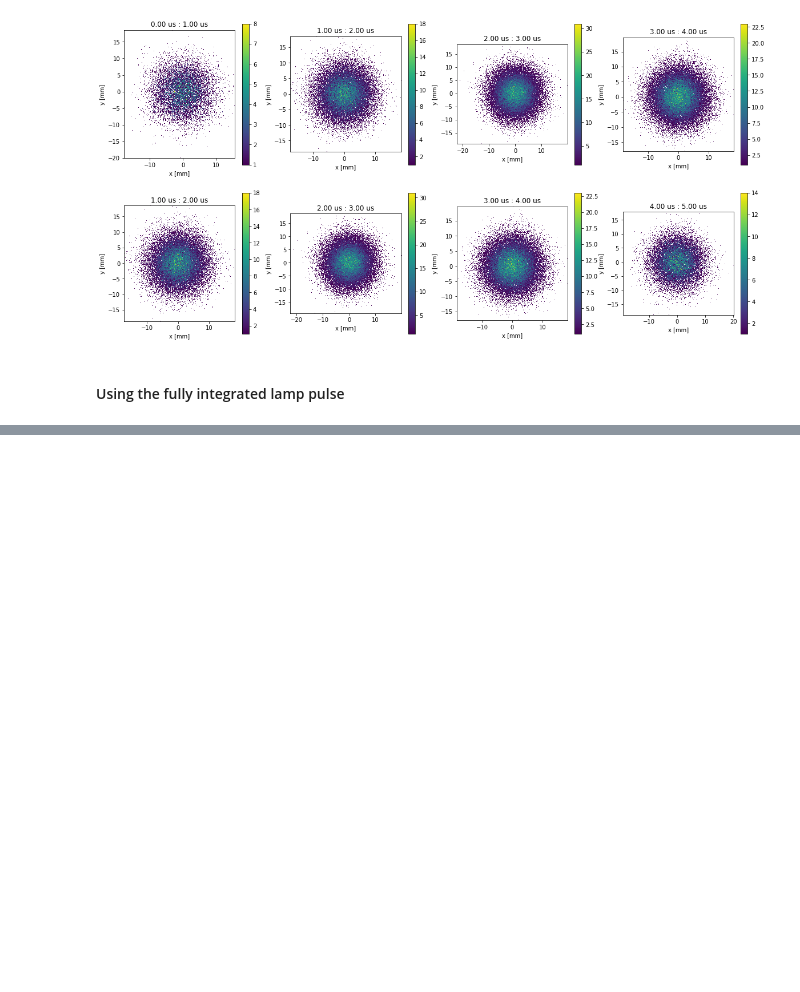
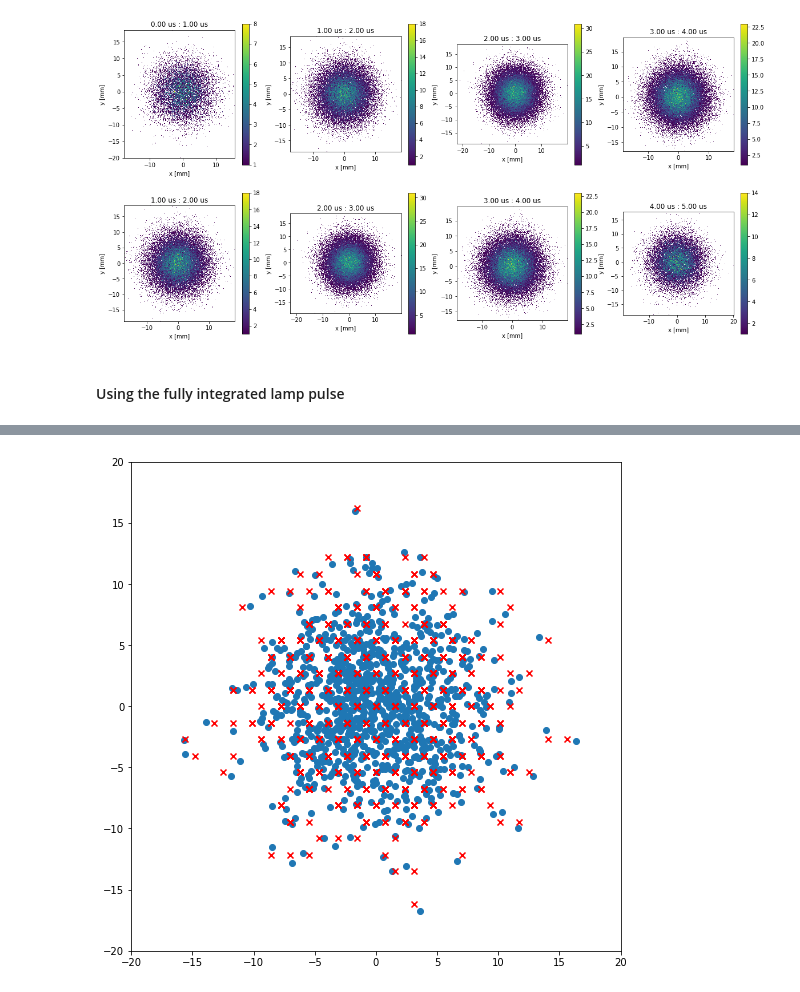
Before and after one commit to sanaouahada/XenoDiffusionScope, a Jupyter notebook: Main.ipynb, the cells around one changed output, grey strips where cells are left out. Drawn from its saved outputs; the diff is of its cells as text; code cells hidden in the pictures; blank space fills up the shorter version.

Commit message:
Several improvements and implementations:   - Photon pattern in array   - Electron to pe conversion   - Implementation of Top Array models: quads, 6x6s, hybrid, hybrid2   - Several plots

```diff
--- a/Main.ipynb
+++ b/Main.ipynb
@@ -95,6 +96,8 @@ plt.show()
 # %% [markdown]
 #### Using the fully integrated lamp pulse
 # %%
+Xenoscope = TPC(r_max, length, liquid_gap, gas_gap, drift_field)
+mesh = Xenoscope.gate_mesh
 lamp = XeLamp(delta_t_lamp = 1)
 drifting = ElectronDrift(tpc = Xenoscope,
                          xelamp = lamp,
@@ -108,4 +112,25 @@ WARNING: An electron reached half-way there in 947 us.
 WARNING: All electrons have drifted to the gate after 1917 us.
 # %%
+#Applying e-lifetime and extraction efficiency
 x_corr_elifetime,y_corr_elifetime,z_corr_elifetime = drifting.apply_elifetime(x,y,z)
 x_extracted,y_extracted, z_extracted = drifting.extract_electrons(x_corr_elifetime,y_corr_elifetime,z_corr_elifetime)
+
+#Focusing on hax centers
+e_pos = np.stack((x_extracted, y_extracted, z_extracted), axis = 1)
+
+pos_focus = mesh.focus_on_grid(e_pos)
+
+pos_counts = mesh.count_focused(pos_focus)
+
+counts_pe_on_hex = drifting.convert_electron_to_photons(pos_counts)
+# %%
+plt.figure(figsize = (9,9))
+plt.scatter(e_pos[:1000,0], e_pos[:1000,1], label = 'unfocused')
+plt.scatter(pos_focus[:1000,0], pos_focus[:1000,1], label = 'focused',
+            marker = 'x', c = 'r')
+plt.xlim(-20,20)
+plt.ylim(-20,20)
+plt.gca().set_aspect('equal')
+plt.show()
+# %% [output]
+[figure, added]
```
Also changed, not shown: parts of 34 cells of this notebook, 7 other files.
